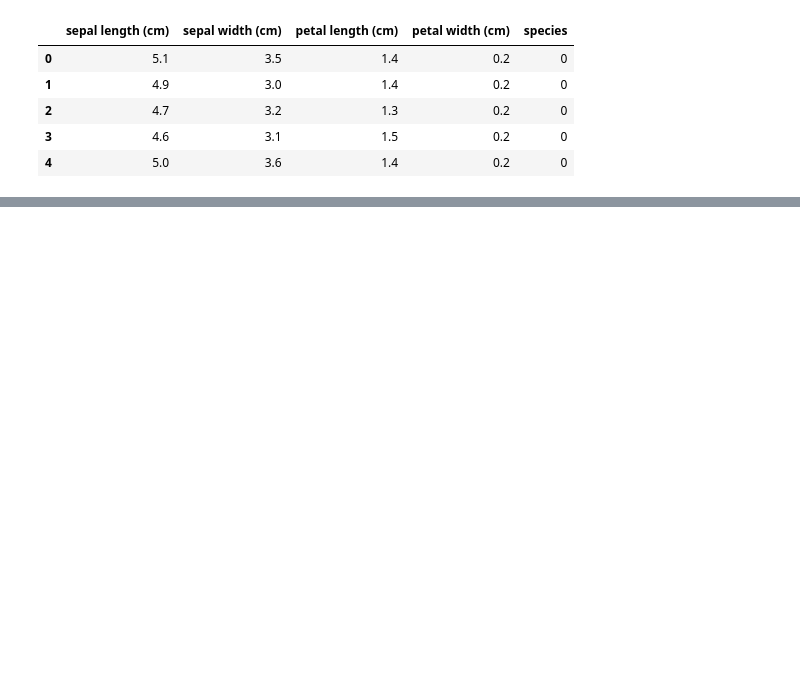
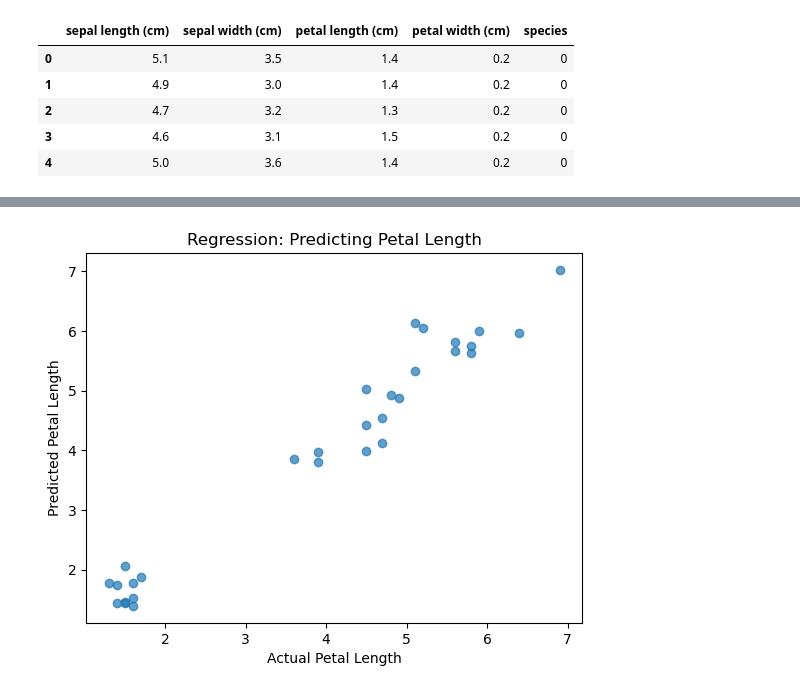
Before and after one commit to Varun072006/Iris-flower-classification, a Jupyter notebook: Task.ipynb, the cells around one changed output, grey strips where cells are left out. Cells and saved outputs as stored; diff of their text form; code cells hidden in the pictures; blank space fills up the shorter version.

```diff
--- a/Task.ipynb
+++ b/Task.ipynb
@@ -46,0 +124,12 @@ Predicted Species: 1
+# %%
+X_reg = df.drop(["petal length (cm)","species"], axis=1)
+y_reg = df["petal length (cm)"]
+
+X_train_r, X_test_r, y_train_r, y_test_r = train_test_split(
+    X_reg, y_reg, test_size=0.2, random_state=42
+)
+
+reg_model = LinearRegression()
+reg_model.fit(X_train_r, y_train_r)
+
+y_pred_r = reg_model.predict(X_test_r)
@@ -47,3 +142,11 @@ Predicted Species: 1
+# %%
+plt.scatter(y_test_r, y_pred_r, alpha=0.7)
+plt.xlabel("Actual Petal Length")
+plt.ylabel("Predicted Petal Length")
+plt.title("Regression: Predicting Petal Length")
+plt.show()
+# %% [output]
+[figure, added]
 # %%
 import pickle
 
```
Also changed, not shown: parts of 14 cells of this notebook, 8 other files.
